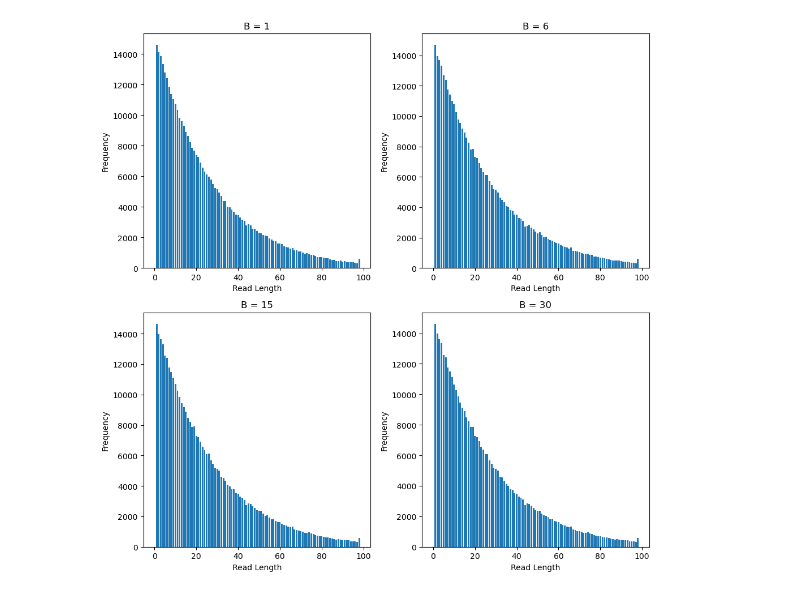
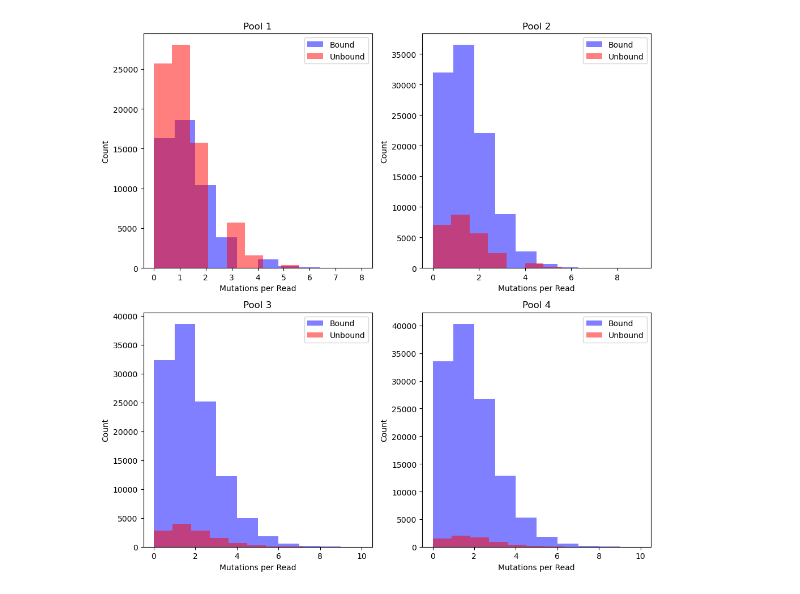
Before and after one commit to JoshuaGensel/MIME_ML, a Jupyter notebook: src/exploratory_analysis.ipynb, the cells around one changed output. Saved outputs shown, nothing was run; the diff lists cells and outputs as text; code cells hidden in the pictures.

```diff
--- a/src/exploratory_analysis.ipynb
+++ b/src/exploratory_analysis.ipynb
@@ -96,25 +116,33 @@ plt.tight_layout()
 # %%
-# plot histograms of read lengths
+# plot histograms of mutations per read bound vs unbound after filtering
 fig, ax = plt.subplots(2, 2, figsize=(10, 10))
-ax[0, 0].hist(rl_1, bins=range(0, 100), align='left', rwidth=0.8)
-ax[0, 0].set_title('B = 1')
-ax[0, 0].set_xlabel('Read Length')
-ax[0, 0].set_ylabel('Frequency')
-ax[0, 1].hist(rl_2, bins=range(0, 100), align='left', rwidth=0.8)
-ax[0, 1].set_title('B = 6')
-ax[0, 1].set_xlabel('Read Length')
-ax[0, 1].set_ylabel('Frequency')
-ax[1, 0].hist(rl_3, bins=range(0, 100), align='left', rwidth=0.8)
-ax[1, 0].set_title('B = 15')
-ax[1, 0].set_xlabel('Read Length')
-ax[1, 0].set_ylabel('Frequency')
-ax[1, 1].hist(rl_4, bins=range(0, 100), align='left', rwidth=0.8)
-ax[1, 1].set_title('B = 30')
-ax[1, 1].set_xlabel('Read Length')
-ax[1, 1].set_ylabel('Frequency')
+ax[0, 0].hist(mprf_1_bound, bins=10, color='blue', alpha=0.5, label='Bound')
+ax[0, 0].hist(mprf_1_unbound, bins=10, color='red', alpha=0.5, label='Unbound')
+ax[0, 0].set_title('Pool 1')
+ax[0, 0].set_xlabel('Mutations per Read')
+ax[0, 0].set_ylabel('Count')
+ax[0, 0].legend()
+ax[0, 1].hist(mprf_2_bound, bins=10, color='blue', alpha=0.5, label='Bound')
+ax[0, 1].hist(mprf_2_unbound, bins=10, color='red', alpha=0.5, label='Unbound')
+ax[0, 1].set_title('Pool 2')
+ax[0, 1].set_xlabel('Mutations per Read')
+ax[0, 1].set_ylabel('Count')
+ax[0, 1].legend()
+ax[1, 0].hist(mprf_3_bound, bins=10, color='blue', alpha=0.5, label='Bound')
+ax[1, 0].hist(mprf_3_unbound, bins=10, color='red', alpha=0.5, label='Unbound')
+ax[1, 0].set_title('Pool 3')
+ax[1, 0].set_xlabel('Mutations per Read')
+ax[1, 0].set_ylabel('Count')
+ax[1, 0].legend()
+ax[1, 1].hist(mprf_4_bound, bins=10, color='blue', alpha=0.5, label='Bound')
+ax[1, 1].hist(mprf_4_unbound, bins=10, color='red', alpha=0.5, label='Unbound')
+ax[1, 1].set_title('Pool 4')
+ax[1, 1].set_xlabel('Mutations per Read')
+ax[1, 1].set_ylabel('Count')
+ax[1, 1].legend()
 plt.tight_layout()
 # %% [output]
-[figure, old version]
+[figure, new version]
 # %%
 # read in data
 
```
Also changed, not shown: parts of 11 cells of this notebook, 1 other file.
